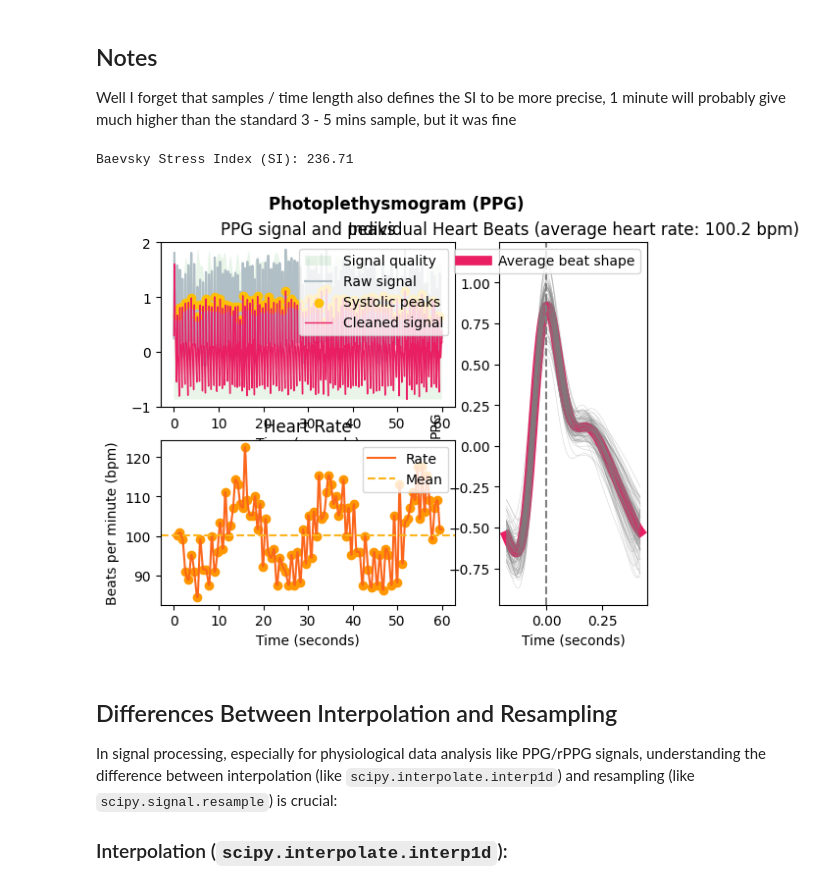
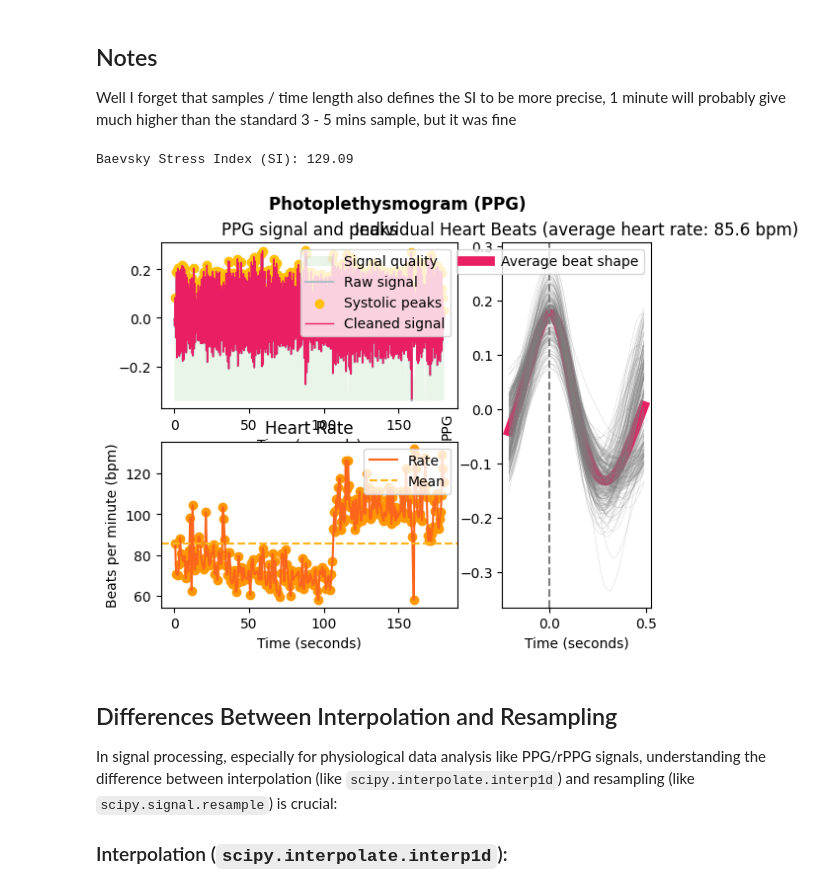
Before and after one commit to archiseino/hrv-plus-ultra, a Jupyter notebook: neurokit2_beavsky_simulation.ipynb, the cells around one changed output. Cells and saved outputs as stored; diff of their text form; code cells hidden in the pictures.

```diff
--- a/neurokit2_beavsky_simulation.ipynb
+++ b/neurokit2_beavsky_simulation.ipynb
@@ -156,57 +158,57 @@ def visualize_analysis(rppg_signal, cleaned_signal, peak_indices, rr_intervals,
 # %%
 def upsample_rppg(signal, original_fs=35, target_fs=100):
     """Upsample rPPG signal using cubic spline interpolation"""
-    # # Original time points
-    # original_time = np.arange(len(signal)) / original_fs
+    # Original time points
+    original_time = np.arange(len(signal)) / original_fs
 
-    # # New time points at higher sampling rate
-    # new_time = np.arange(0, original_time[-1], 1/target_fs)
+    # New time points at higher sampling rate
+    new_time = np.arange(0, original_time[-1], 1/target_fs)
 
-    # # Cubic spline interpolation
-    # from scipy.interpolate import CubicSpline
-    # cs = CubicSpline(original_time, signal)
-    # upsampled_signal = cs(new_time)
+    # Cubic spline interpolation
+    from scipy.interpolate import CubicSpline
+    cs = CubicSpline(original_time, signal)
+    upsampled_signal = cs(new_time)
 
-    # return upsampled_signal, target_fs
+    return upsampled_signal, target_fs
 
     # Upsample to ~140 Hz
-    rppg_upsampled = resample(signal, int(len(signal) * target_fs / original_fs))
-    return rppg_upsampled, target_fs
+    # rppg_upsampled = resample(signal, int(len(signal) * target_fs / original_fs))
+    # return rppg_upsampled, target_fs
 # %% [markdown]
 ## Notes
 Well I forget that samples / time length also defines the SI to be more precise, 1 minute will probably give much higher than the standard 3 - 5 mins sample, but it was fine
 # %%
 ## Simulate a synthetic rPPG signal
 sampling_rate = 35  # Hz
-ppg = nk.ppg_simulate(duration=180, sampling_rate=35, heart_rate=180)
+ppg = nk.ppg_simulate(duration=180, sampling_rate=35, heart_rate=60)
 
 ## Open the .npy files from the subject s51
 pos_path = os.path.join("s53", f"s53_T1_POS_rppg.npy")
 pos_signal = np.load(pos_path)
 
 ## Upsample the pos signal to 100 Hz
-upsampled_signal, target_fs = upsample_rppg(ppg, original_fs=35, target_fs=200)
+upsampled_signal, target_fs = upsample_rppg(pos_signal, original_fs=35, target_fs=200)
 
 ## Process the PPG signal
 signals, info = nk.ppg_process(upsampled_signal, sampling_rate=target_fs)
 
 ## PPG plot
 nk.ppg_plot(signals, info)
 
 # Process the signal
 cleaned_signal, peak_indices, rr_intervals = process_rppg_signal(upsampled_signal, target_fs)
 
 # Calculate Baevsky Stress Index
 stress_index = calculate_baevsky_stress_index_revised(rr_intervals)
 
 # Print results
 print(f"Baevsky Stress Index (SI): {stress_index:.2f}")
 
 # Visualize results
 # visualize_analysis(ppg, cleaned_signal, peak_indices, rr_intervals, stress_index, sampling_rate)
 # %% [output]
-Baevsky Stress Index (SI): 236.71
+Baevsky Stress Index (SI): 129.09
-[figure, old version]
+[figure, new version]
 # %% [markdown]
 ## Differences Between Interpolation and Resampling
 
```
Also changed, not shown: parts of 3 cells of this notebook.
